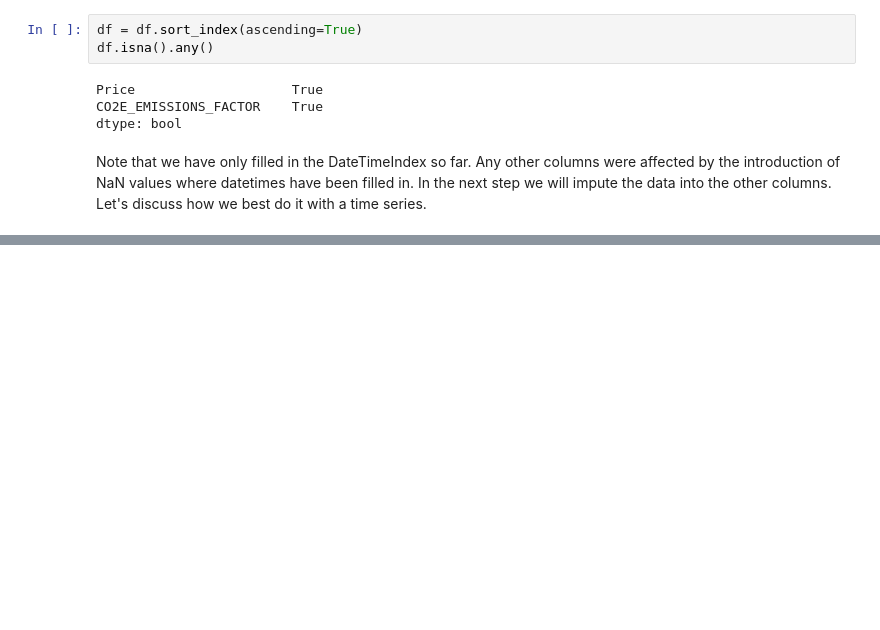
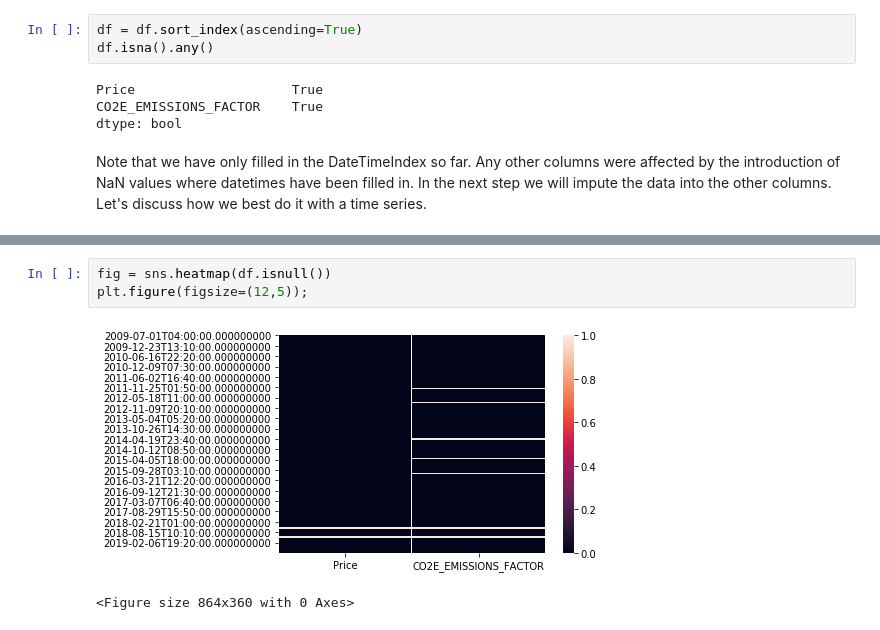
Before and after one commit to bkubsch/marginal-carbon, a Jupyter notebook: notebooks/5a_data_imputation.ipynb, the cells around one changed output, grey strips where cells are left out. Saved outputs shown, nothing was run; the diff lists cells and outputs as text; blank space fills up the shorter version.

```diff
--- a/notebooks/5a_data_imputation.ipynb
+++ b/notebooks/5a_data_imputation.ipynb
@@ -107,0 +105,6 @@ Note that we have only filled in the DateTimeIndex so far. Any other columns wer
+# %%
+fig = sns.heatmap(df.isnull())
+plt.figure(figsize=(12,5));
+# %% [output]
+[figure, added]
+<Figure size 864x360 with 0 Axes>
```
Also changed, not shown: parts of 20 cells of this notebook, 1 other file.
